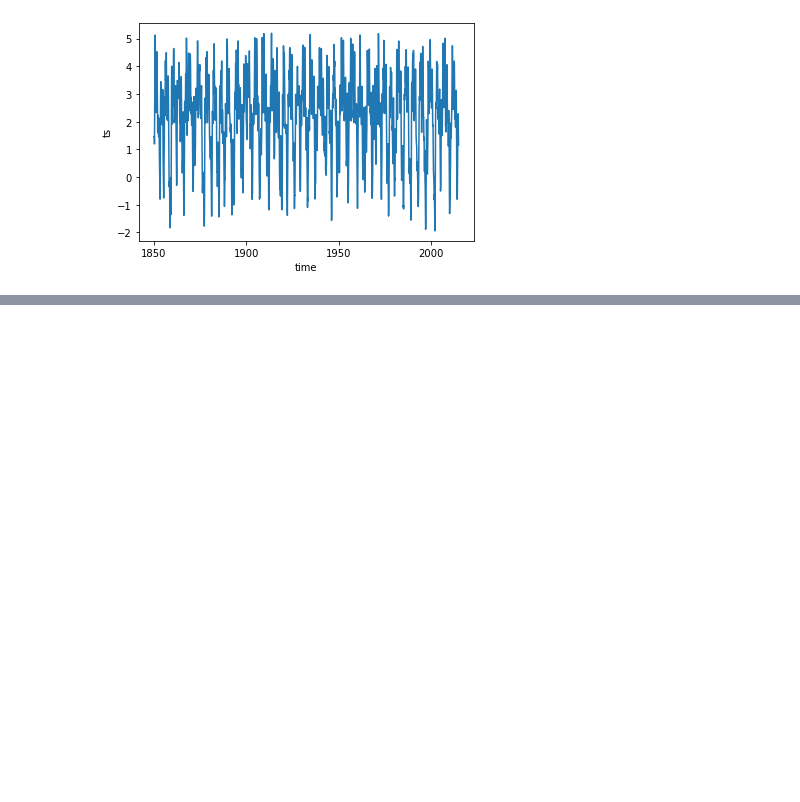
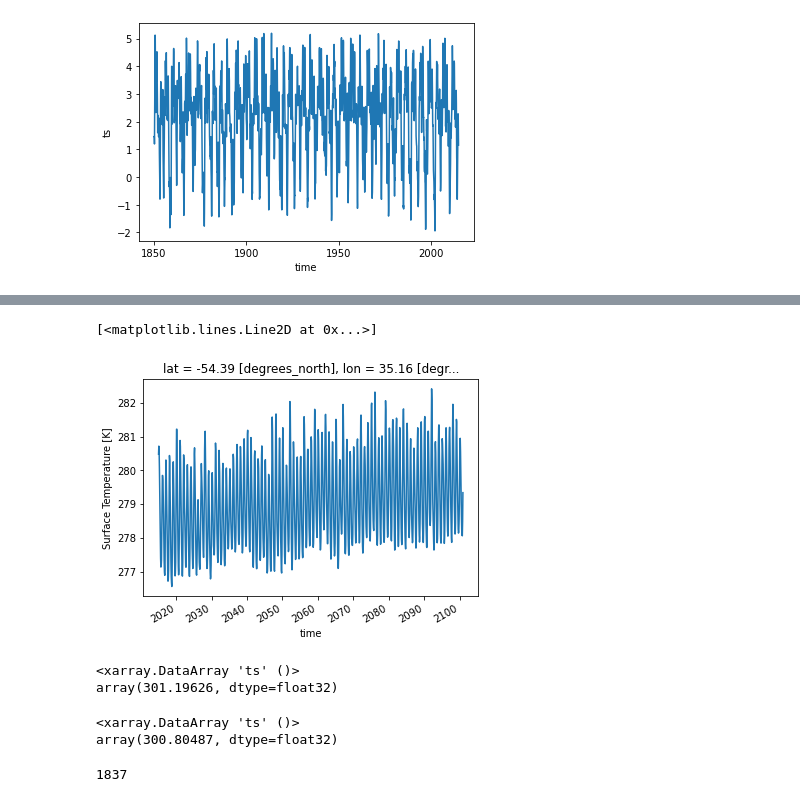
Before and after one commit to hanbyrne1995/gradient_project, a Jupyter notebook: LE_sandbox.ipynb, the cells around one changed output, grey strips where cells are left out. Drawn from its saved outputs; the diff is of its cells as text; code cells hidden in the pictures; blank space fills up the shorter version.

```diff
--- a/LE_sandbox.ipynb
+++ b/LE_sandbox.ipynb
@@ -355,0 +492,16 @@ GISSgradient.plot()
+# %%
+scenarioModels = defaultdict(list)
+
+counter = 0
+for model in modelListScenario[:100]:
+    ds = xr.open_dataset(model)
+    sourceID = ds.attrs['source_id']
+    memberVariant = ds.attrs['variant_label']
+    scenarioID = sourceID + '_' + memberVariant
+
+    scenarioModels[scenarioID].append(model)
+    print (f'{counter} / {len(modelListScenario)}')
+    counter += 1
+
+
+scenarioModels = dict(scenarioModels)
@@ -355,0 +537,2 @@ GISSgradient.plot()
+# %%
+testInput = ModelInput(scenarioModels['EC-Earth3_r10i1p1f1'])
@@ -355,0 +606,5 @@ GISSgradient.plot()
+# %%
+testInput.ds.ts.isel(lat = 50, lon = 50).plot()
+# %% [output]
+[<matplotlib.lines.Line2D at 0x...>]
+[figure, added]
@@ -355,0 +613,5 @@ GISSgradient.plot()
+# %%
+dsECScenario.ts.sel(lat = slice(0,10), lon = slice(0,10)).mean().compute()
+# %% [output]
+<xarray.DataArray 'ts' ()>
+array(301.19626, dtype=float32)
@@ -355,0 +620,9 @@ GISSgradient.plot()
+# %%
+test2.ts.sel(lat = slice(0,10), lon = slice(0,10)).mean().compute()
+# %% [output]
+<xarray.DataArray 'ts' ()>
+array(300.80487, dtype=float32)
+# %%
+len(modelListScenario)
+# %% [output]
+1837
```
Also changed, not shown: parts of 72 cells of this notebook.
